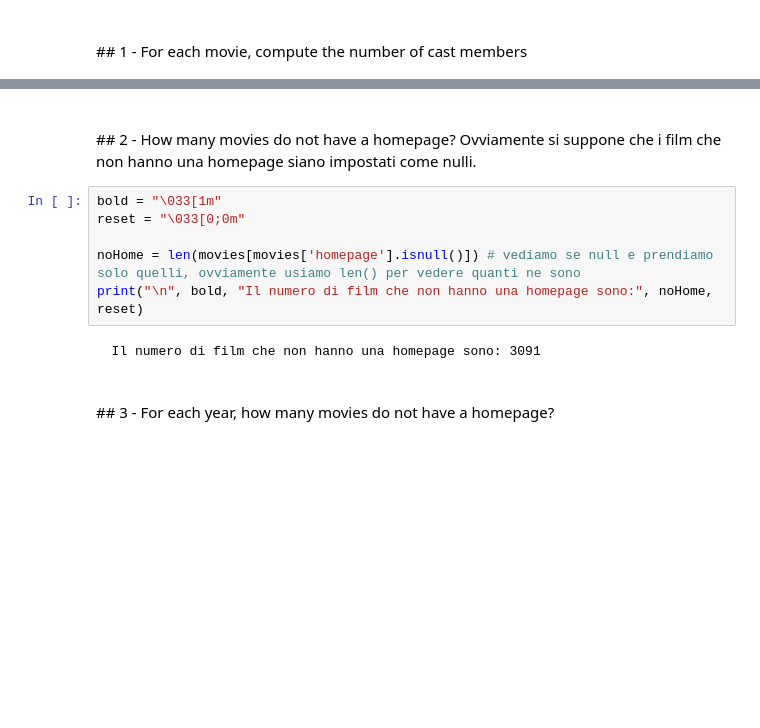
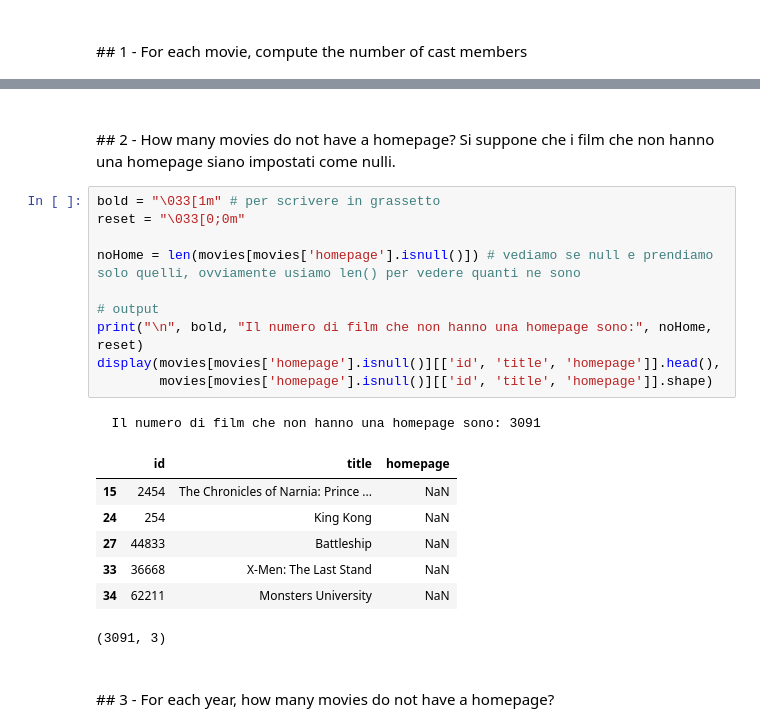
Before and after one commit to mat0692/FCS, a Jupyter notebook: Project FCS.ipynb, the cells around one changed output, grey strips where cells are left out. Cells and saved outputs as stored; diff of their text form; blank space fills up the shorter version.

```diff
--- a/Project FCS.ipynb
+++ b/Project FCS.ipynb
@@ -94,15 +109,26 @@ display(Markdown("<br>Primi 5 casi in cui cast_members == 0"), credits[credits['
 # %% [markdown]
 <br>
 ## 2 - How many movies do not have a homepage?
-Ovviamente si suppone che i film che non hanno una homepage siano impostati come nulli.
+Si suppone che i film che non hanno una homepage siano impostati come nulli.
 # %%
-bold = "\033[1m"
+bold = "\033[1m" # per scrivere in grassetto
 reset = "\033[0;0m"
 
 noHome = len(movies[movies['homepage'].isnull()]) # vediamo se null e prendiamo solo quelli, ovviamente usiamo len() per vedere quanti ne sono
+
+# output
 print("\n", bold, "Il numero di film che non hanno una homepage sono:", noHome, reset)
+display(movies[movies['homepage'].isnull()][['id', 'title', 'homepage']].head(),
+        movies[movies['homepage'].isnull()][['id', 'title', 'homepage']].shape)
 # %% [output]
   Il numero di film che non hanno una homepage sono: 3091
+|  | id | title | homepage |
+| 15 | 2454 | The Chronicles of Narnia: Prince ... | NaN |
+| 24 | 254 | King Kong | NaN |
+| 27 | 44833 | Battleship | NaN |
+| 33 | 36668 | X-Men: The Last Stand | NaN |
+| 34 | 62211 | Monsters University | NaN |
+(3091, 3)
 # %% [markdown]
 <br>
 ## 3 - For each year, how many movies do not have a homepage?
```
Also changed, not shown: parts of 24 cells of this notebook.
